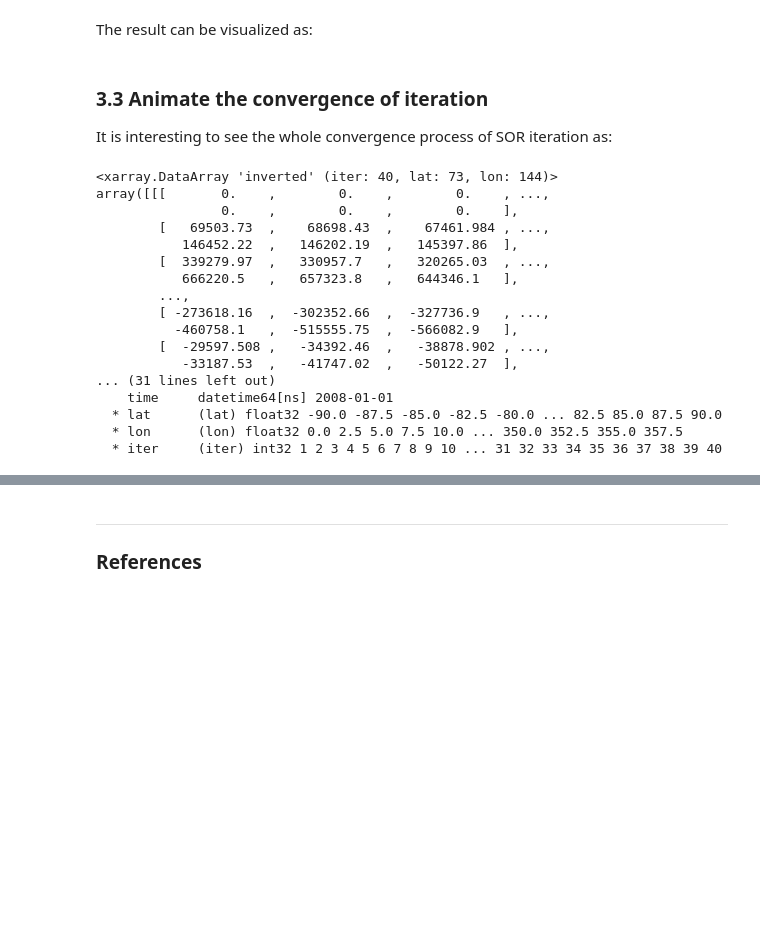
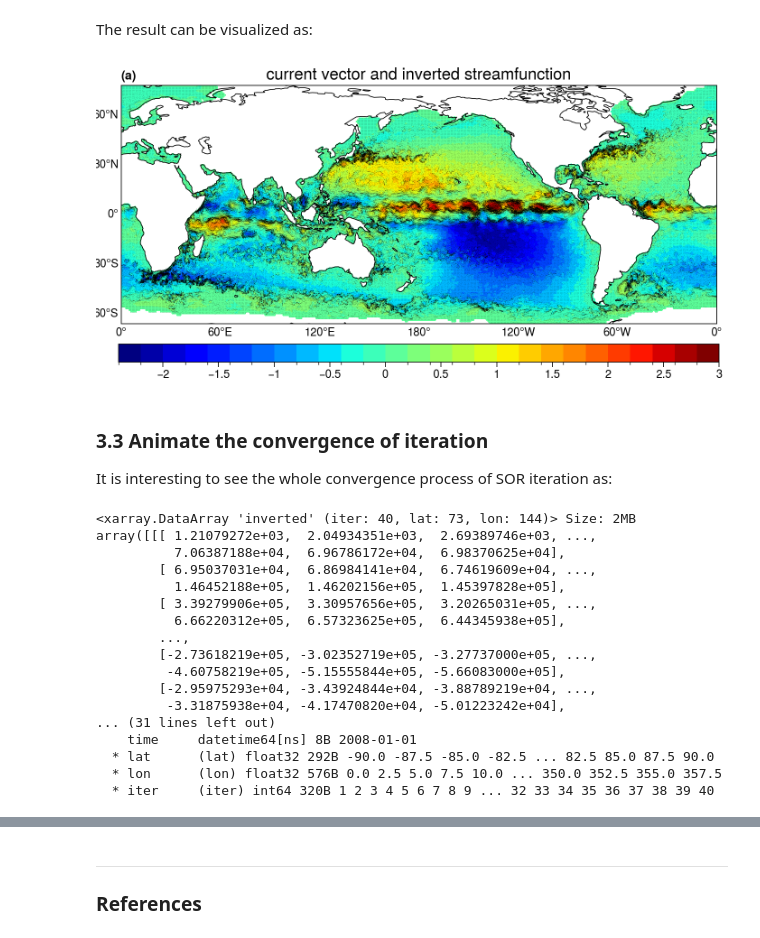
Before and after one commit to miniufo/xinvert, a Jupyter notebook: docs/source/notebooks/01_Poisson_equation_horizontal.ipynb, the cells around one changed output, grey strips where cells are left out. Saved outputs shown, nothing was run; the diff lists cells and outputs as text; code cells hidden in the pictures; blank space fills up the shorter version.

```diff
--- a/docs/source/notebooks/01_Poisson_equation_horizontal.ipynb
+++ b/docs/source/notebooks/01_Poisson_equation_horizontal.ipynb
@@ -168,53 +167,46 @@ Data variables:
 # %% [markdown]
 The result can be visualized as:
 # %%
-import proplot as pplt
+import ultraplot as uplt
 import xarray as xr
 import numpy as np
 
 # deal with staggered velocity data
 u = ds.UVEL[0]
 v = ds.VVEL[0].rename({'YG':'YC', 'XC':'XG'}).interp_like(u)
 m = np.hypot(u, v)
+fontsize = 13
 
-fig, axes = pplt.subplots(nrows=2, ncols=1, figsize=(14, 11.6), sharex=3, sharey=3,
-                          proj=pplt.Proj('cyl', lon_0=180), facecolor='w')
-
-fontsize = 13
+fig, axes = uplt.subplots(nrows=1, ncols=1, figsize=(7, 3.6), sharex=3, sharey=3,
+                          proj=uplt.Proj('cyl', lon_0=180), facecolor='w')
+fig.set_facecolor('w')
 
 u = u.where(u!=0)
 v = v.where(v!=0)
 sf = sf.where(sf!=0)
 
-axes.format(abc='(a)', coast=True, lonlines=60, latlines=30,
-            lonlabels='b', latlabels='l', grid=False, labels=False)
-
 ax = axes[0]
-p = ax.contourf(u.XG, u.YC, vor.where(vor!=0)[0]*1e5, cmap='bwr',
-                  levels=np.linspace(-5, 5, 20))
-ax.set_title('relative vorticity', fontsize=fontsize)
-ax.set_ylim([-66, 78])
-ax.set_xlim([-180, 180])
-ax.colorbar(p, loc='r', label='', ticks=1)
-
-ax = axes[1]
-skip = 2
+skip = 3
 p = ax.contourf(u.XG, u.YC, sf[0]/1e5, levels=31, cmap='jet')
 ax.quiver(u.XG.values[::skip], u.YC.values[::skip],
               u.values[::skip,::skip], v.values[::skip,::skip],
               width=0.0006, headwidth=12., headlength=15.)
 ax.set_title('current vector and inverted streamfunction', fontsize=fontsize)
 ax.set_ylim([-66, 78])
 ax.set_xlim([-180, 180])
-ax.colorbar(p, loc='r', label='', ticks=0.5)
-fig.savefig('/mnt/e/fig3.pdf', format='pdf', bbox_inches='tight')
+ax.colorbar(p, loc='b', label='', ticks=0.5)
+
+axes.format(abc='(a)', coast=True, lonlines=60, latlines=30,
+            lonlabels='b', latlabels='l', grid=False, labels=False)
+# %% [output]
+[figure, added]
 # %% [markdown]
 ### 3.3 Animate the convergence of iteration
 It is interesting to see the whole convergence process of SOR iteration as:
 # %%
 from xinvert import animate_iteration
 
-ds = xr.open_dataset('../../../Data/Helmholtz_atmos.nc')
+ds = xr.open_dataset('../../../Data/Helmholtz_atmos.nc', decode_timedelta=False)
 
 vor = ds.vor[0]
 div = ds.div[0]
@@ -226,23 +218,23 @@ vp = animate_iteration('Poisson', div, dims=['lat','lon'], iParams=iParams, loop
 
 print(sf)
 # %% [output]
-<xarray.DataArray 'inverted' (iter: 40, lat: 73, lon: 144)>
-array([[[       0.    ,        0.    ,        0.    , ...,
-                0.    ,        0.    ,        0.    ],
-        [   69503.73  ,    68698.43  ,    67461.984 , ...,
-           146452.22  ,   146202.19  ,   145397.86  ],
-        [  339279.97  ,   330957.7   ,   320265.03  , ...,
-           666220.5   ,   657323.8   ,   644346.1   ],
+<xarray.DataArray 'inverted' (iter: 40, lat: 73, lon: 144)> Size: 2MB
+array([[[ 1.21079272e+03,  2.04934351e+03,  2.69389746e+03, ...,
+          7.06387188e+04,  6.96786172e+04,  6.98370625e+04],
+        [ 6.95037031e+04,  6.86984141e+04,  6.74619609e+04, ...,
+          1.46452188e+05,  1.46202156e+05,  1.45397828e+05],
+        [ 3.39279906e+05,  3.30957656e+05,  3.20265031e+05, ...,
+          6.66220312e+05,  6.57323625e+05,  6.44345938e+05],
         ...,
-        [ -273618.16  ,  -302352.66  ,  -327736.9   , ...,
-          -460758.1   ,  -515555.75  ,  -566082.9   ],
-        [  -29597.508 ,   -34392.46  ,   -38878.902 , ...,
-           -33187.53  ,   -41747.02  ,   -50122.27  ],
+        [-2.73618219e+05, -3.02352719e+05, -3.27737000e+05, ...,
+         -4.60758219e+05, -5.15555844e+05, -5.66083000e+05],
+        [-2.95975293e+04, -3.43924844e+04, -3.88789219e+04, ...,
+         -3.31875938e+04, -4.17470820e+04, -5.01223242e+04],
 ... (31 lines left out)
-    time     datetime64[ns] 2008-01-01
-  * lat      (lat) float32 -90.0 -87.5 -85.0 -82.5 -80.0 ... 82.5 85.0 87.5 90.0
-  * lon      (lon) float32 0.0 2.5 5.0 7.5 10.0 ... 350.0 352.5 355.0 357.5
-  * iter     (iter) int32 1 2 3 4 5 6 7 8 9 10 ... 31 32 33 34 35 36 37 38 39 40
+    time     datetime64[ns] 8B 2008-01-01
+  * lat      (lat) float32 292B -90.0 -87.5 -85.0 -82.5 ... 82.5 85.0 87.5 90.0
+  * lon      (lon) float32 576B 0.0 2.5 5.0 7.5 10.0 ... 350.0 352.5 355.0 357.5
+  * iter     (iter) int64 320B 1 2 3 4 5 6 7 8 9 ... 32 33 34 35 36 37 38 39 40
 # %% [markdown]
 The iteration dimension is added to indicate how many iterations is used to reach the current state.  This is also the dimension that one may animate over using animation-making tools such as [xmovie](https://github.com/jbusecke/xmovie).  Here we only show the result as:
 
```
Also changed, not shown: parts of 4 cells of this notebook, 23 other files.
